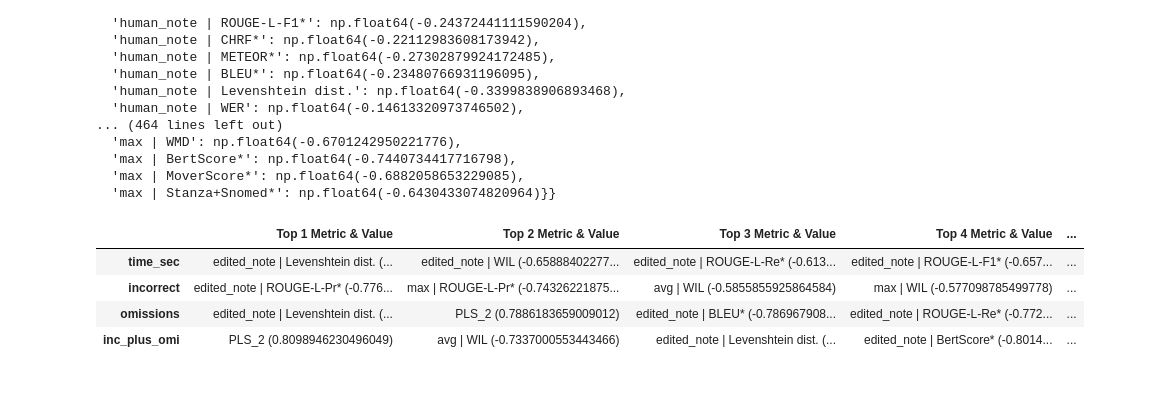
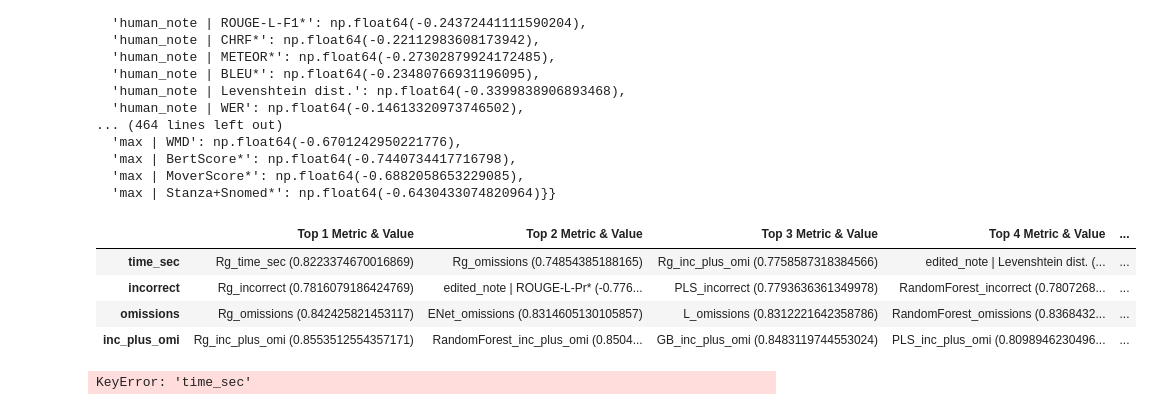
Before and after one commit to SALT-NLP/autometrics, a Jupyter notebook: primock.ipynb, the cells around one changed output. Drawn from its saved outputs; the diff is of its cells as text; code cells hidden in the pictures.

```diff
--- a/primock.ipynb
+++ b/primock.ipynb
@@ -37,10 +38,15 @@ for model in [PLS, ElasticNet, Lasso, Ridge, RandomForest, GradientBoosting, Lin
         model_instance.predict(dev, target_column)
         model_instance.predict(test, target_column)
 # %%
-top_5_metrics_by_validation(dev, test, True)
+display_top_5_metrics_by_validation(dev, test, True)
 # %% [output]
 |  | Top 1 Metric & Value | Top 2 Metric & Value | Top 3 Metric & Value | Top 4 Metric & Value | ... |
-| time_sec | edited_note | Levenshtein dist. (... | edited_note | WIL (-0.65888402277... | edited_note | ROUGE-L-Re* (-0.613... | edited_note | ROUGE-L-F1* (-0.657... | ... |
-| incorrect | edited_note | ROUGE-L-Pr* (-0.776... | max | ROUGE-L-Pr* (-0.74326221875... | avg | WIL (-0.5855855925864584) | max | WIL (-0.577098785499778) | ... |
-| omissions | edited_note | Levenshtein dist. (... | PLS_2 (0.7886183659009012) | edited_note | BLEU* (-0.786967908... | edited_note | ROUGE-L-Re* (-0.772... | ... |
-| inc_plus_omi | PLS_2 (0.8098946230496049) | avg | WIL (-0.7337000553443466) | edited_note | Levenshtein dist. (... | edited_note | BertScore* (-0.8014... | ... |
+| time_sec | Rg_time_sec (0.8223374670016869) | Rg_omissions (0.74854385188165) | Rg_inc_plus_omi (0.7758587318384566) | edited_note | Levenshtein dist. (... | ... |
+| incorrect | Rg_incorrect (0.7816079186424769) | edited_note | ROUGE-L-Pr* (-0.776... | PLS_incorrect (0.7793636361349978) | RandomForest_incorrect (0.7807268... | ... |
+| omissions | Rg_omissions (0.842425821453117) | ENet_omissions (0.8314605130105857) | L_omissions (0.8312221642358786) | RandomForest_omissions (0.8368432... | ... |
+| inc_plus_omi | Rg_inc_plus_omi (0.8553512554357171) | RandomForest_inc_plus_omi (0.8504... | GB_inc_plus_omi (0.8483119744553024) | PLS_inc_plus_omi (0.8098946230496... | ... |
+# %%
+for target_column in dataset.target_columns:
+    print(get_top_metric_by_validation(dev, test, target_column))
+# %% [output]
+KeyError: 'time_sec'
```
Also changed, not shown: parts of 3 cells of this notebook, 3 other files.
